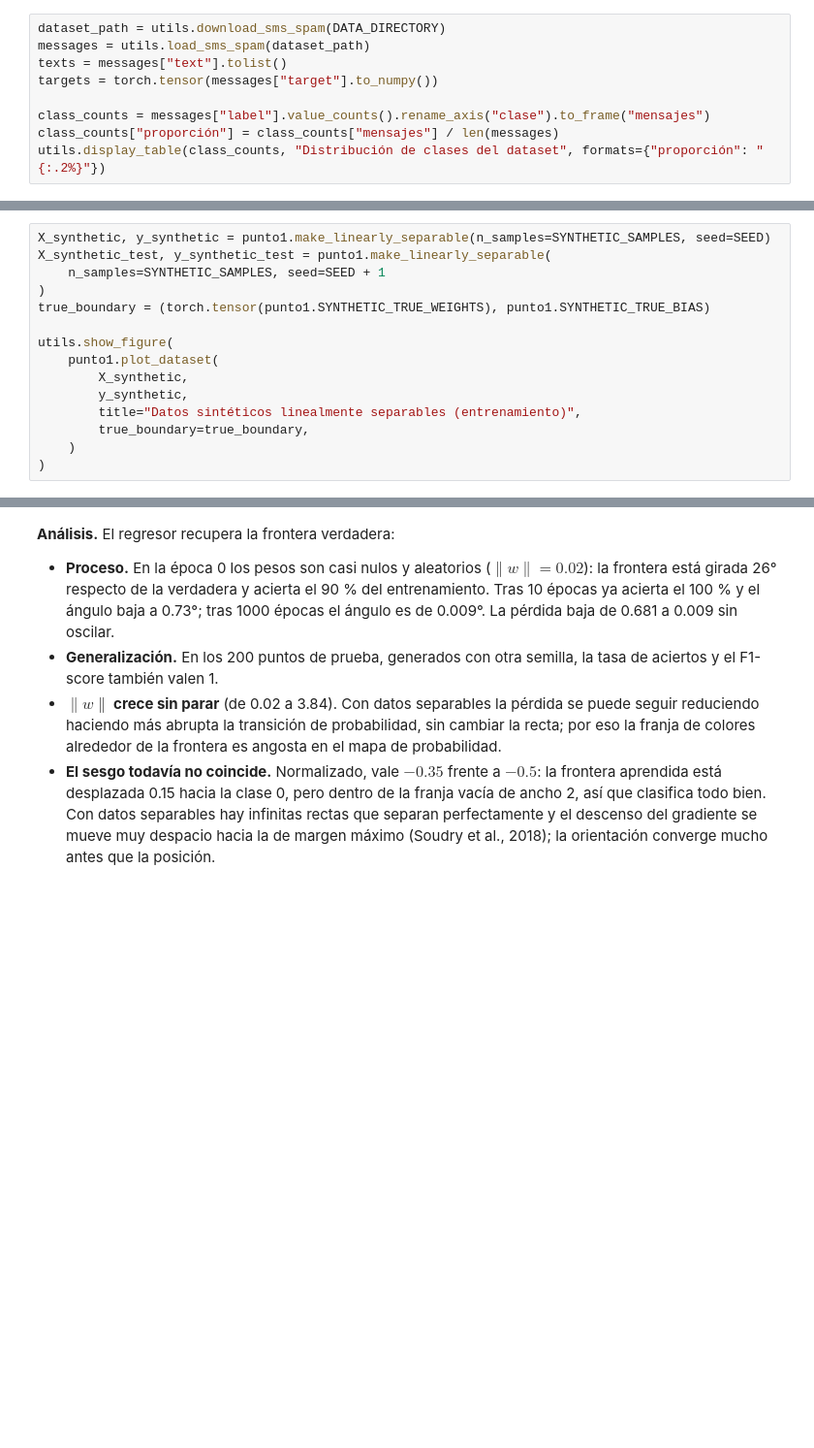
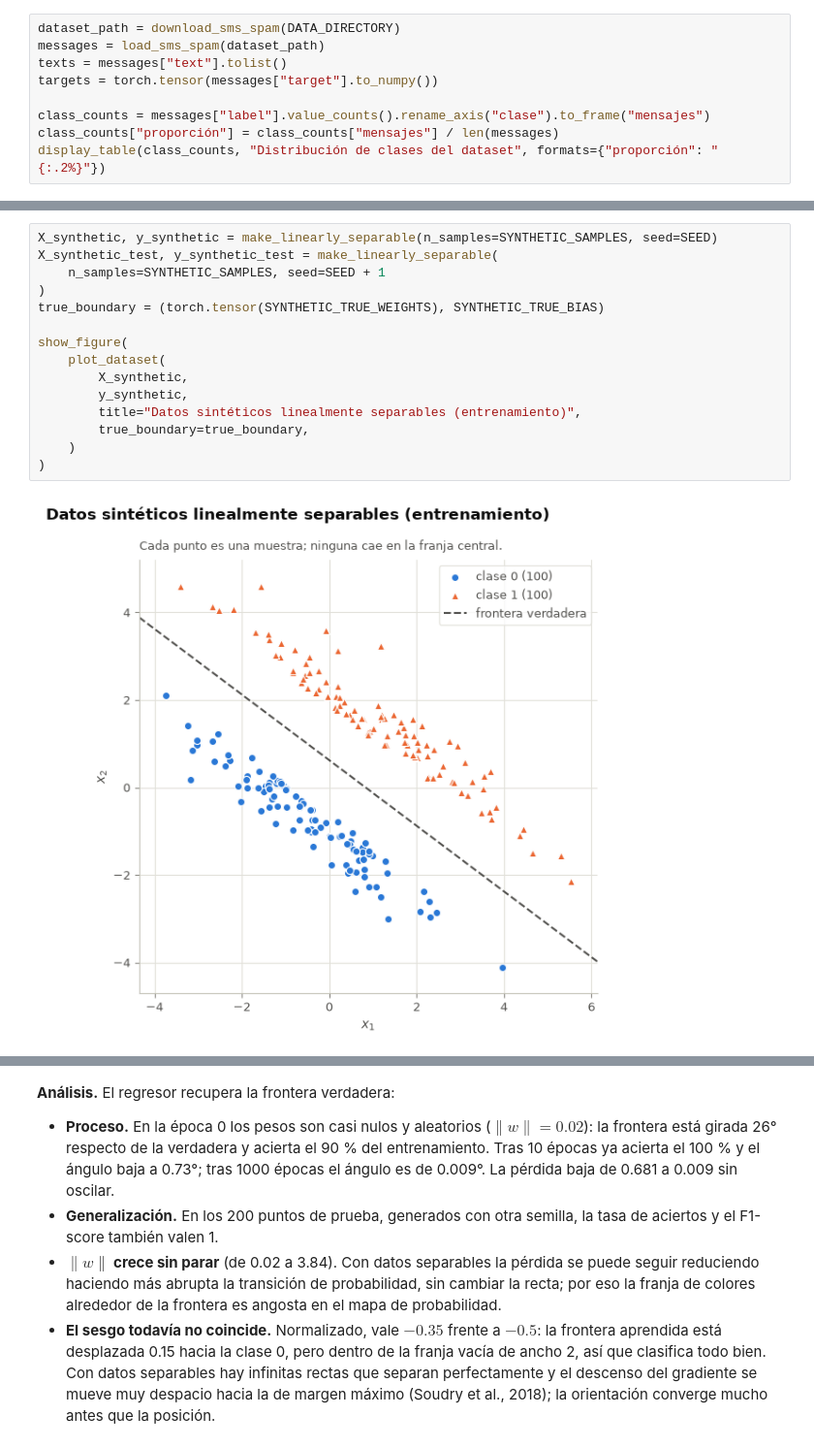
Before and after one commit to ManfredAzofeifa/AI-TP2, a Jupyter notebook: notebooks/tp2_detector_spam.ipynb, the cells around one changed output, grey strips where cells are left out. Shown at 97% size. Cells and saved outputs as stored; diff of their text form; blank space fills up the shorter version.

```diff
--- a/notebooks/tp2_detector_spam.ipynb
+++ b/notebooks/tp2_detector_spam.ipynb
@@ -110,9 +565,9 @@ El archivo se descarga del repositorio UCI la primera vez y se guarda en `data/r
 # %%
-dataset_path = utils.download_sms_spam(DATA_DIRECTORY)
-messages = utils.load_sms_spam(dataset_path)
+dataset_path = download_sms_spam(DATA_DIRECTORY)
+messages = load_sms_spam(dataset_path)
 texts = messages["text"].tolist()
 targets = torch.tensor(messages["target"].to_numpy())
 
 class_counts = messages["label"].value_counts().rename_axis("clase").to_frame("mensajes")
 class_counts["proporción"] = class_counts["mensajes"] / len(messages)
-utils.display_table(class_counts, "Distribución de clases del dataset", formats={"proporción": "{:.2%}"})
+display_table(class_counts, "Distribución de clases del dataset", formats={"proporción": "{:.2%}"})
@@ -152,18 +1183,20 @@ Qué muestra cada figura:
 # %%
-X_synthetic, y_synthetic = punto1.make_linearly_separable(n_samples=SYNTHETIC_SAMPLES, seed=SEED)
-X_synthetic_test, y_synthetic_test = punto1.make_linearly_separable(
+X_synthetic, y_synthetic = make_linearly_separable(n_samples=SYNTHETIC_SAMPLES, seed=SEED)
+X_synthetic_test, y_synthetic_test = make_linearly_separable(
     n_samples=SYNTHETIC_SAMPLES, seed=SEED + 1
 )
-true_boundary = (torch.tensor(punto1.SYNTHETIC_TRUE_WEIGHTS), punto1.SYNTHETIC_TRUE_BIAS)
+true_boundary = (torch.tensor(SYNTHETIC_TRUE_WEIGHTS), SYNTHETIC_TRUE_BIAS)
 
-utils.show_figure(
-    punto1.plot_dataset(
+show_figure(
+    plot_dataset(
         X_synthetic,
         y_synthetic,
         title="Datos sintéticos linealmente separables (entrenamiento)",
         true_boundary=true_boundary,
     )
 )
+# %% [output]
+[figure, added]
 # %%
 # Con la misma semilla el entrenamiento es determinista, así que entrenar k épocas
 # reproduce exactamente el estado del entrenamiento completo en la época k.
```
Also changed, not shown: parts of 45 cells of this notebook, 49 other files.
